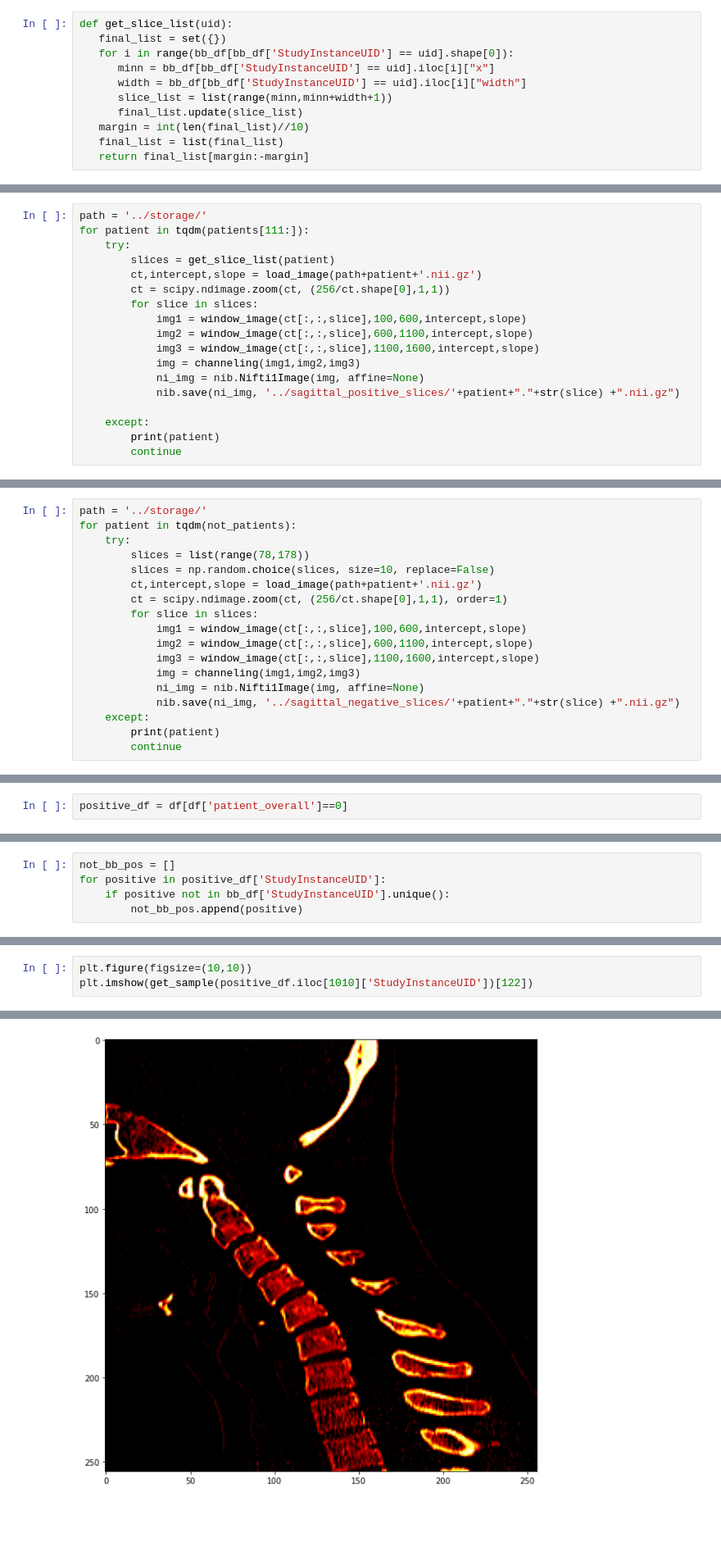
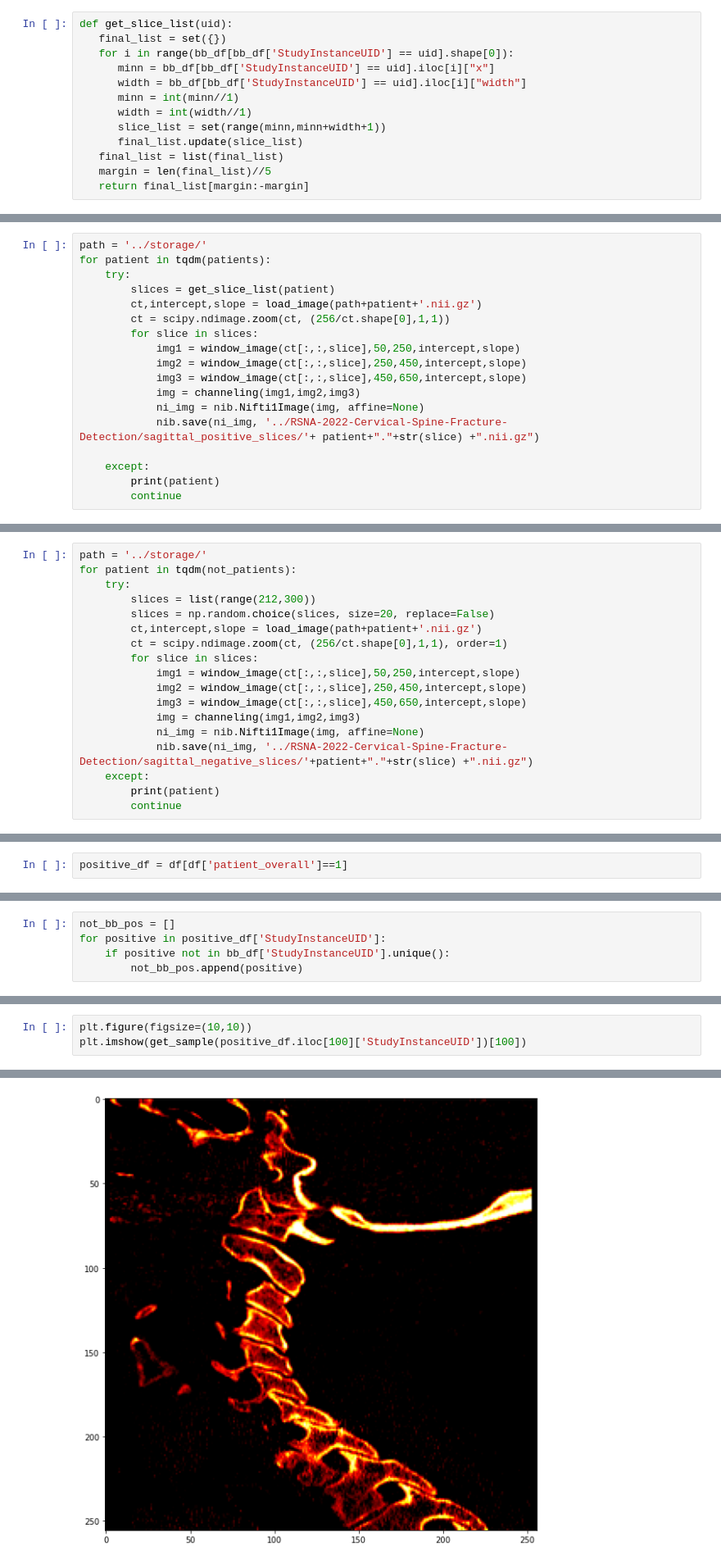
Before and after one commit to SiavashShirzad/RSNA-2022-Cervical-Spine-Fracture-Detection, a Jupyter notebook: rsna-fracture-sagittal-image-classification.ipynb, the cells around one changed output, grey strips where cells are left out. Shown: that part at 82% size. Saved outputs shown, nothing was run; the diff lists cells and outputs as text; blank space fills up the shorter version.

```diff
--- a/rsna-fracture-sagittal-image-classification.ipynb
+++ b/rsna-fracture-sagittal-image-classification.ipynb
@@ -80,8 +115,10 @@ def get_slice_list(uid):
    for i in range(bb_df[bb_df['StudyInstanceUID'] == uid].shape[0]):
       minn = bb_df[bb_df['StudyInstanceUID'] == uid].iloc[i]["x"]
       width = bb_df[bb_df['StudyInstanceUID'] == uid].iloc[i]["width"]
-      slice_list = list(range(minn,minn+width+1))
+      minn = int(minn//1)
+      width = int(width//1)
+      slice_list = set(range(minn,minn+width+1))
       final_list.update(slice_list)
-   margin = int(len(final_list)//10)
    final_list = list(final_list)
+   margin = len(final_list)//5
    return final_list[margin:-margin]
@@ -88,17 +129,17 @@ def get_slice_list(uid):
 # %%
 path = '../storage/'
-for patient in tqdm(patients[111:]):
+for patient in tqdm(patients):
     try:
         slices = get_slice_list(patient)
         ct,intercept,slope = load_image(path+patient+'.nii.gz')
         ct = scipy.ndimage.zoom(ct, (256/ct.shape[0],1,1))
         for slice in slices:
-            img1 = window_image(ct[:,:,slice],100,600,intercept,slope)
-            img2 = window_image(ct[:,:,slice],600,1100,intercept,slope)
-            img3 = window_image(ct[:,:,slice],1100,1600,intercept,slope)
+            img1 = window_image(ct[:,:,slice],50,250,intercept,slope)
+            img2 = window_image(ct[:,:,slice],250,450,intercept,slope)
+            img3 = window_image(ct[:,:,slice],450,650,intercept,slope)
             img = channeling(img1,img2,img3)
             ni_img = nib.Nifti1Image(img, affine=None)
-            nib.save(ni_img, '../sagittal_positive_slices/'+patient+"."+str(slice) +".nii.gz")
+            nib.save(ni_img, '../RSNA-2022-Cervical-Spine-Fracture-Detection/sagittal_positive_slices/'+ patient+"."+str(slice) +".nii.gz")
 
     except:
         print(patient)
@@ -110,17 +163,17 @@ for patient in tqdm(patients[111:]):
 path = '../storage/'
 for patient in tqdm(not_patients):
     try:
-        slices = list(range(78,178))
-        slices = np.random.choice(slices, size=10, replace=False)
+        slices = list(range(212,300))
+        slices = np.random.choice(slices, size=20, replace=False)
         ct,intercept,slope = load_image(path+patient+'.nii.gz')
         ct = scipy.ndimage.zoom(ct, (256/ct.shape[0],1,1), order=1)
         for slice in slices:
-            img1 = window_image(ct[:,:,slice],100,600,intercept,slope)
-            img2 = window_image(ct[:,:,slice],600,1100,intercept,slope)
-            img3 = window_image(ct[:,:,slice],1100,1600,intercept,slope)
+            img1 = window_image(ct[:,:,slice],50,250,intercept,slope)
+            img2 = window_image(ct[:,:,slice],250,450,intercept,slope)
+            img3 = window_image(ct[:,:,slice],450,650,intercept,slope)
             img = channeling(img1,img2,img3)
             ni_img = nib.Nifti1Image(img, affine=None)
-            nib.save(ni_img, '../sagittal_negative_slices/'+patient+"."+str(slice) +".nii.gz")
+            nib.save(ni_img, '../RSNA-2022-Cervical-Spine-Fracture-Detection/sagittal_negative_slices/'+patient+"."+str(slice) +".nii.gz")
     except:
         print(patient)
         continue
@@ -527,5 +641,5 @@ WARNING:tensorflow:`evaluate()` received a value for `sample_weight`, but `weigh
 # %%
-positive_df = df[df['patient_overall']==0]
+positive_df = df[df['patient_overall']==1]
 # %%
 positive_df.iloc[0]
 # %% [output]
@@ -585,7 +686,7 @@ Name: 1901, dtype: object
 # %%
 plt.figure(figsize=(10,10))
-plt.imshow(get_sample(positive_df.iloc[1010]['StudyInstanceUID'])[122])
+plt.imshow(get_sample(positive_df.iloc[100]['StudyInstanceUID'])[100])
 # %% [output]
 <matplotlib.image.AxesImage at 0x...>
-[figure, old version]
+[figure, new version]
 # %%
```
Also changed, not shown: parts of 44 cells of this notebook.
